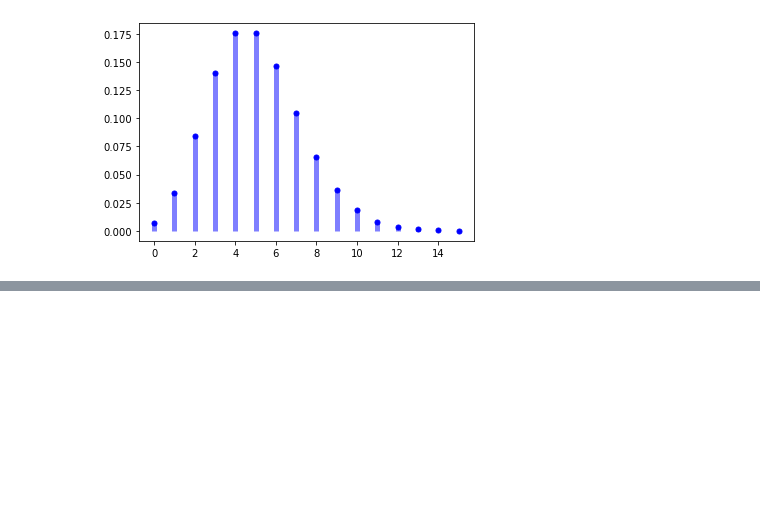
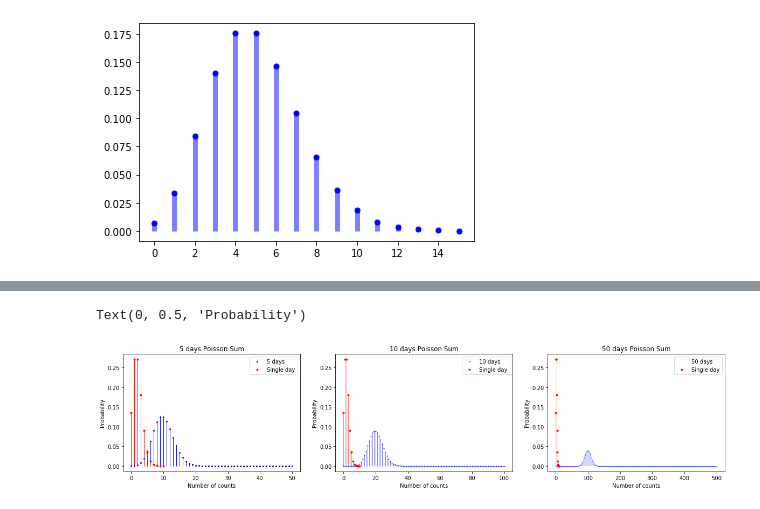
Before and after one commit to maverickmillican/Phys_434_Millican, a Jupyter notebook: Lab2_Millican.ipynb, the cells around one changed output, grey strips where cells are left out. Cells and saved outputs as stored; diff of their text form; code cells hidden in the pictures; blank space fills up the shorter version.

```diff
--- a/Lab2_Millican.ipynb
+++ b/Lab2_Millican.ipynb
@@ -26,0 +29,47 @@ plt.vlines(x, 0, stats.poisson.pmf(x, mu, offset), colors='b', lw=5, alpha=0.5)
+# %%
+fig, (ax, ax2, ax3) = plt.subplots(1, 3, figsize = (20, 4))
+days = 5
+x = np.linspace(0, 10, 11)
+err_y = stats.poisson.pmf(x, err_mu, offset)
+y = np.convolve(err_y, err_y)
+for i in range (2, days):
+    y = np.convolve(y, err_y)
+new_x = np.linspace(0, 10*days, 10*days+1)
+ax.plot(new_x,y, 'bo', lw=0, ms=10/days, label = f'{days} days')
+ax.plot(x, err_y, 'ro', lw=0, ms=3, label = 'Single day')
+ax.vlines(new_x, 0, y, colors='b', lw=5/days, alpha=1)
+ax.vlines(x, 0, err_y, colors='r', lw=5/days, alpha=1)
+
+
+days = 10
+x = np.linspace(0, 10, 11)
+err_y = stats.poisson.pmf(x, err_mu, offset)
+y = np.convolve(err_y, err_y)
+for i in range (2, days):
+    y = np.convolve(y, err_y)
+new_x = np.linspace(0, 10*days, 10*days+1)
+ax2.plot(new_x, y, 'bo', lw=0, ms=10/days, label = f'{days} days')
+ax2.plot(x, err_y, 'ro', lw=0, ms=3, label = 'Single day')
+ax2.vlines(new_x, 0, y, colors='b', lw=5/days, alpha=1)
+ax2.vlines(x, 0, err_y, colors='r', lw=5/days, alpha=1)
+
+
+days = 50
+x = np.linspace(0, 10, 11)
+err_y = stats.poisson.pmf(x, err_mu, offset)
+y = np.convolve(err_y, err_y)
+for i in range (2, days):
+    y = np.convolve(y, err_y)
+new_x = np.linspace(0, 10*days, 10*days+1)
+ax3.plot(new_x, y, 'bo', lw=0, ms=10/days, label = f'{days} days')
+ax3.plot(x, err_y, 'ro', lw=1, ms=3, label = 'Single day')
+ax3.vlines(new_x, 0, y, colors='b', lw=5/days, alpha=1)
+ax3.vlines(x, 0, err_y, colors='r', lw=5/days, alpha=1)
+
+
+ax.set_title('5 days Poisson Sum'); ax.legend() ; ax.set_xlabel('Number of counts'); ax.set_ylabel('Probability')
+ax2.set_title('10 days Poisson Sum'); ax2.legend(); ax2.set_xlabel('Number of counts'); ax2.set_ylabel('Probability')
+ax3.set_title('50 days Poisson Sum'); ax3.legend(); ax3.set_xlabel('Number of counts'); ax3.set_ylabel('Probability')
+# %% [output]
+Text(0, 0.5, 'Probability')
+[figure, added]
```
Also changed, not shown: parts of 32 cells of this notebook.
